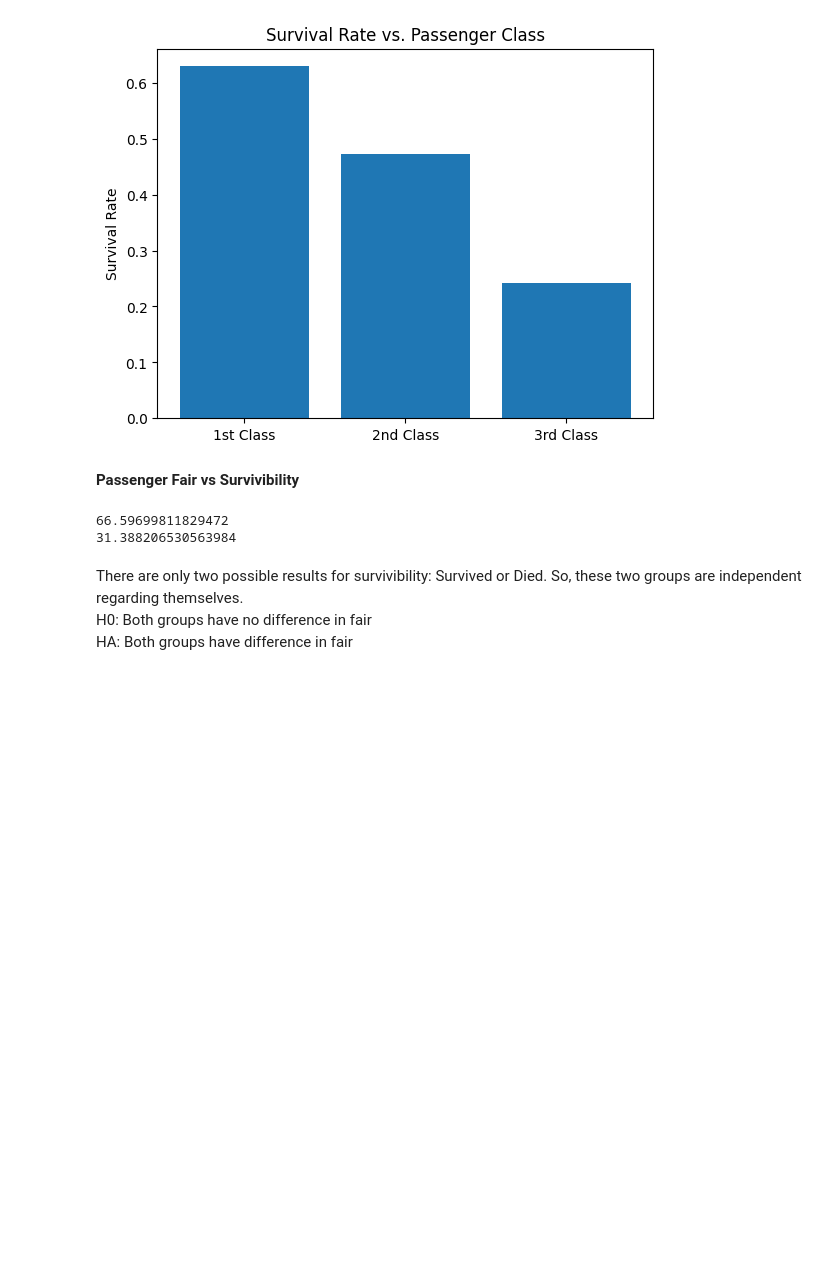
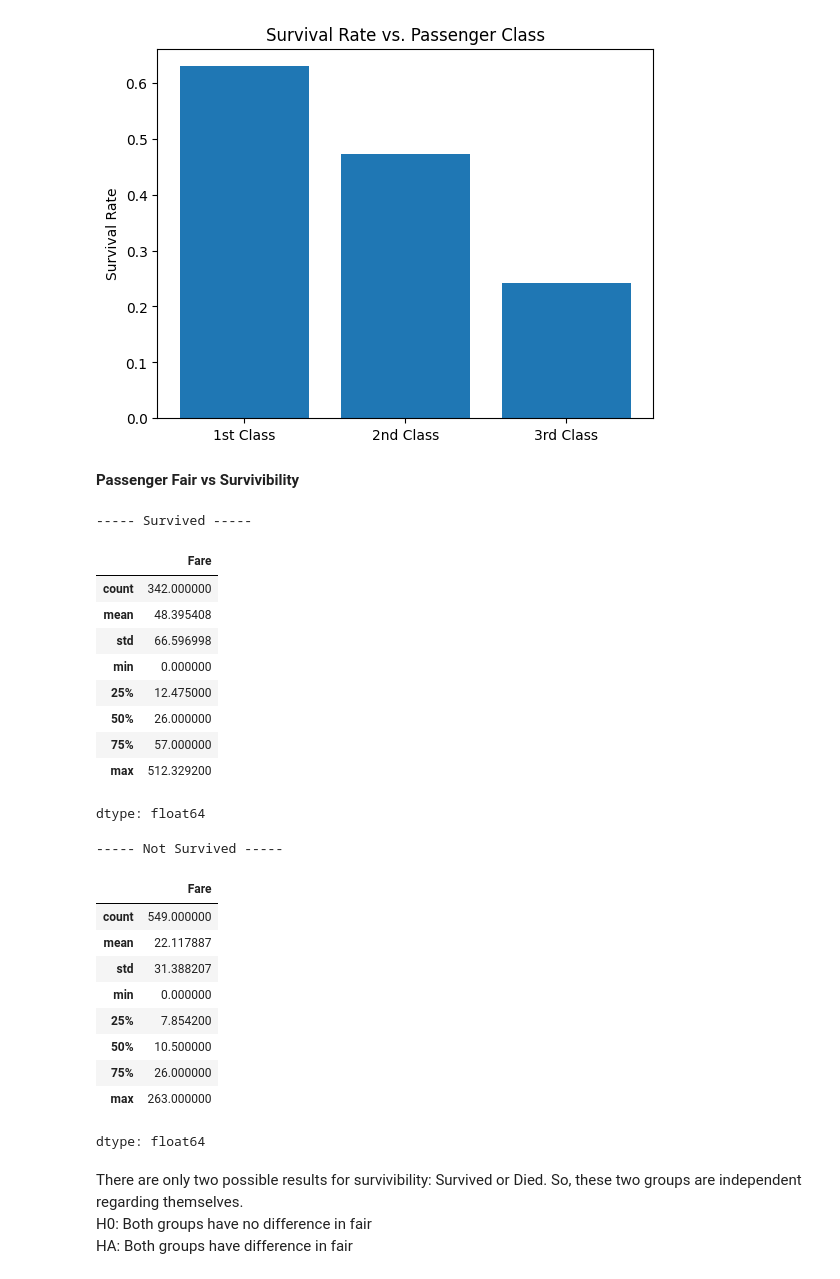
Before and after one commit to ashiqur0421/CMSC320_Group_Project, a Jupyter notebook: project.ipynb, the cells around one changed output. Cells and saved outputs as stored; diff of their text form; code cells hidden in the pictures; blank space fills up the shorter version.

```diff
--- a/project.ipynb
+++ b/project.ipynb
@@ -71,13 +125,35 @@ plt.show()
 # %%
 fare_survived = df[df['Survived'] == 1]['Fare']
 fare_died = df[df['Survived'] == 0]['Fare']
-# display(fare_died)
-# display(fare_survived)
-print(fare_survived.std())
-print(fare_died.std())
+
+# displaying summary statistics for both group
+print("----- Survived ----- ")
+display(fare_survived.describe())
+print("\n\n----- Not Survived ----- ")
+display(fare_died.describe())
 # %% [output]
-66.59699811829472
-31.388206530563984
+----- Survived -----
+|  | Fare |
+| count | 342.000000 |
+| mean | 48.395408 |
+| std | 66.596998 |
+| min | 0.000000 |
+| 25% | 12.475000 |
+| 50% | 26.000000 |
+| 75% | 57.000000 |
+| max | 512.329200 |
+dtype: float64
+----- Not Survived -----
+|  | Fare |
+| count | 549.000000 |
+| mean | 22.117887 |
+| std | 31.388207 |
+| min | 0.000000 |
+| 25% | 7.854200 |
+| 50% | 10.500000 |
+| 75% | 26.000000 |
+| max | 263.000000 |
+dtype: float64
 # %% [markdown]
 There are only two possible results for survivibility: Survived or Died. So, these two groups are independent regarding themselves. <br>
 H0: Both groups have no difference in fair  <br>
```
Also changed, not shown: parts of 11 cells of this notebook.
